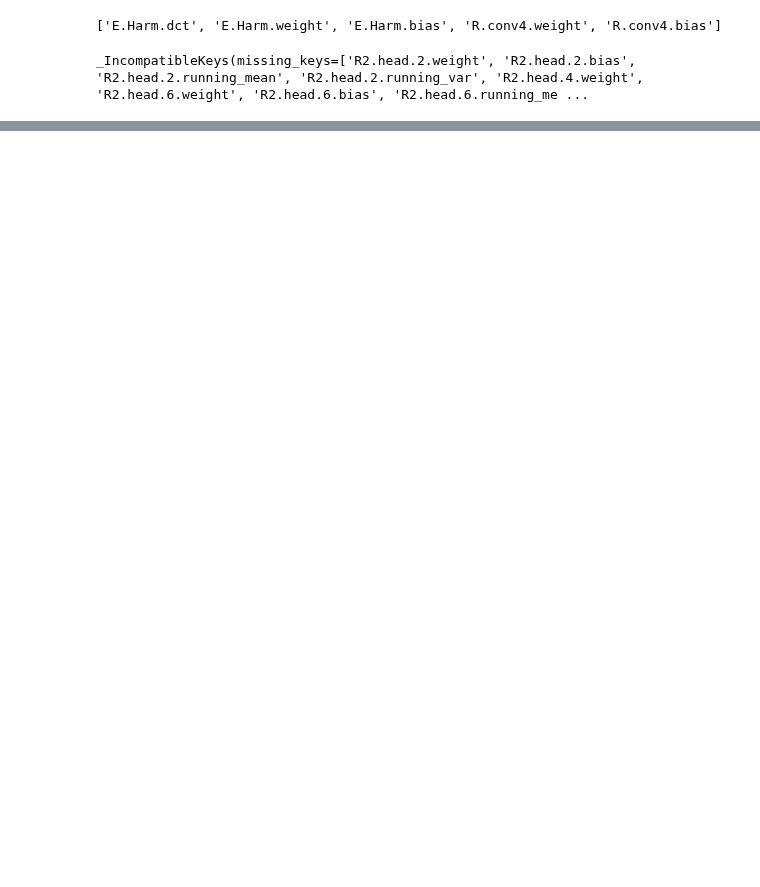
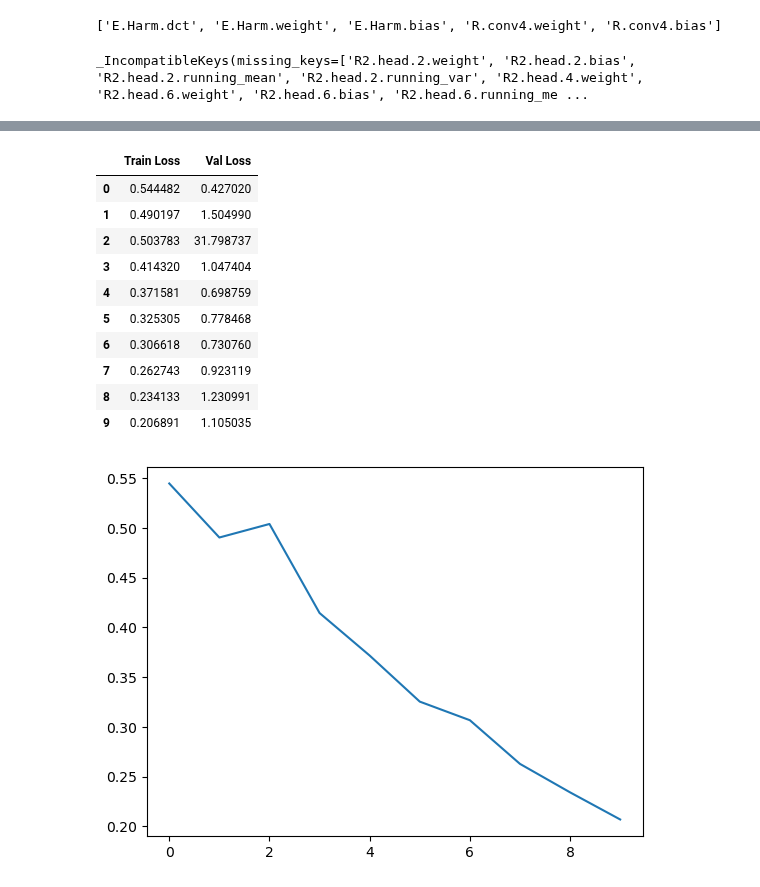
Before and after one commit to LQCHAN022/UMP-estimation, a Jupyter notebook: sentinel_ump_IM2ELEVATION.ipynb, the cells around one changed output, grey strips where cells are left out. Cells and saved outputs as stored; diff of their text form; code cells hidden in the pictures; blank space fills up the shorter version.

```diff
--- a/sentinel_ump_IM2ELEVATION.ipynb
+++ b/sentinel_ump_IM2ELEVATION.ipynb
@@ -432,4 +457,28 @@ save_model("trained_models/model_customhead.pth", model, opt= learn.opt)
 # %%
 # Plateaus around 30
-torch.save(model.state_dict(), "trained_models/model_customhead_w_64_45.pth")
-torch.save(model, "trained_models/model_customhead_64_45.pth")
+name = "oldsigmoid_64_20" # <description>_<batch_size>_<epochs>
+torch.save(model.state_dict(), f"trained_models/model_weight_{name}.pth")
+torch.save(model, f"trained_models/model_{name}.pth")
+
+with open(f"trained_models/model_records_{name}.pkl", "wb") as f:
+    pickle.dump(learn.recorder.values, f)
+# %%
+# Plot loss
+with open(f"trained_models/model_records_{name}.pkl", "rb") as f:
+    records = pickle.load(f)
+sns.lineplot(x= range(len(records)), y= np.array(records)[:, 0])
+# sns.lineplot(x= range(len(records)), y= np.array(records)[:, 1])
+pd.DataFrame({"Train Loss": np.array(records)[:, 0], "Val Loss": np.array(records)[:, 1]})
+# %% [output]
+|  | Train Loss | Val Loss |
+| 0 | 0.544482 | 0.427020 |
+| 1 | 0.490197 | 1.504990 |
+| 2 | 0.503783 | 31.798737 |
+| 3 | 0.414320 | 1.047404 |
+| 4 | 0.371581 | 0.698759 |
+| 5 | 0.325305 | 0.778468 |
+| 6 | 0.306618 | 0.730760 |
+| 7 | 0.262743 | 0.923119 |
+| 8 | 0.234133 | 1.230991 |
+| 9 | 0.206891 | 1.105035 |
+[figure, added]
```
Also changed, not shown: parts of 50 cells of this notebook, 2 other files.
